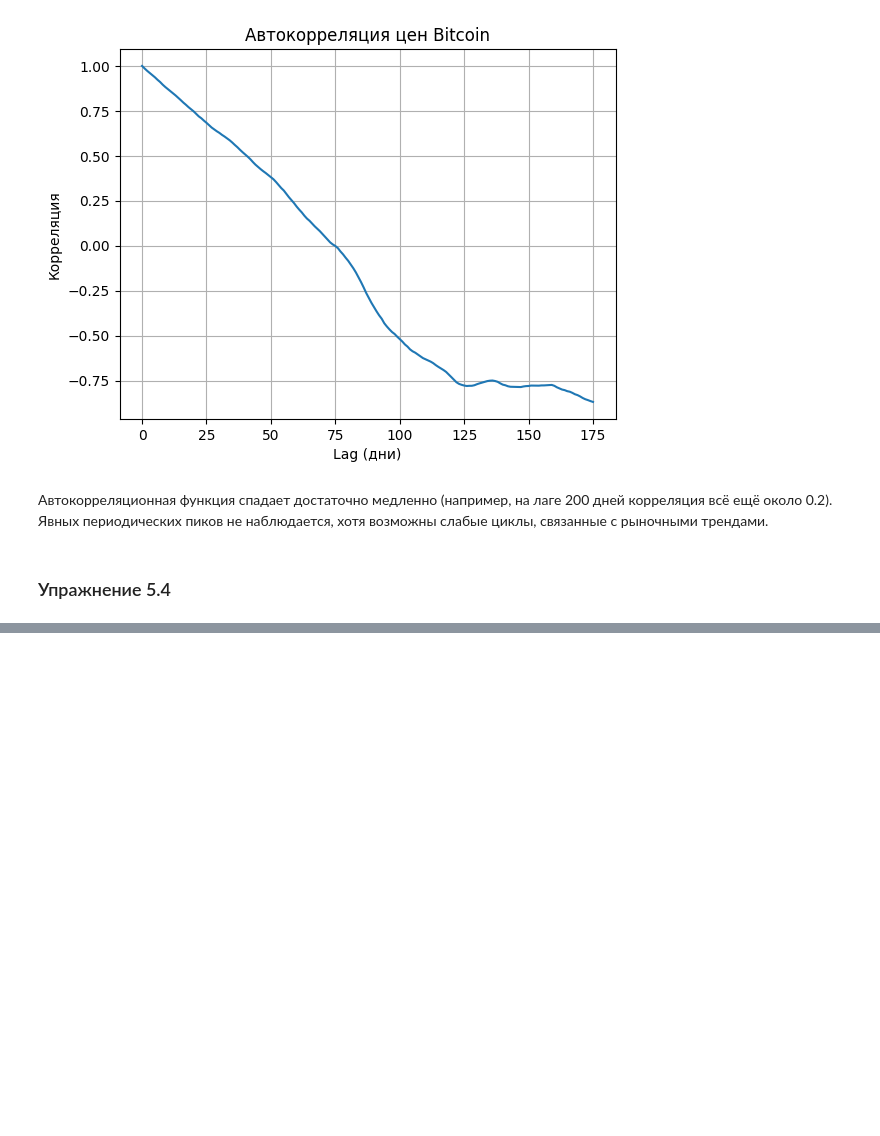
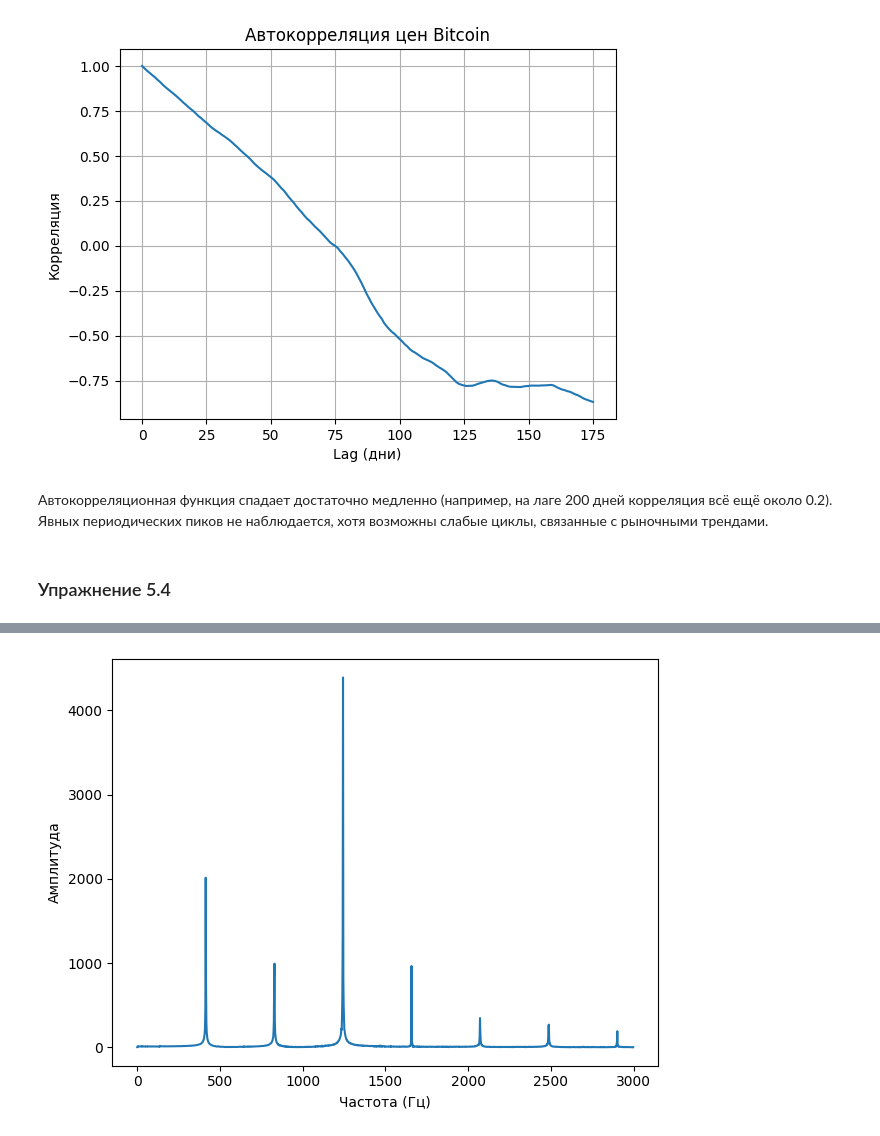
Before and after one commit to nktkk/TELECOM, a Jupyter notebook: 5_Fokin.ipynb, the cells around one changed output, grey strips where cells are left out. Saved outputs shown, nothing was run; the diff lists cells and outputs as text; code cells hidden in the pictures; blank space fills up the shorter version.

```diff
--- a/5_Fokin.ipynb
+++ b/5_Fokin.ipynb
@@ -131,0 +134,4 @@ plt.show()
+# %%
+wave = read_wave('100475__iluppai__saxophone-weep.wav')
+wave.normalize()
+wave.make_audio()
@@ -131,0 +142,5 @@ plt.show()
+# %%
+start = 3.5
+duration = 0.5
+segment = wave.segment(start=start, duration=duration)
+segment.make_audio()
@@ -131,0 +149,8 @@ plt.show()
+# %%
+from thinkdsp import decorate
+
+spectrum = segment.make_spectrum()
+spectrum.plot(high=3000)
+decorate(xlabel='Частота (Гц)', ylabel='Амплитуда')
+# %% [output]
+[figure, added]
```
Also changed, not shown: parts of 27 cells of this notebook, 1 other file.
